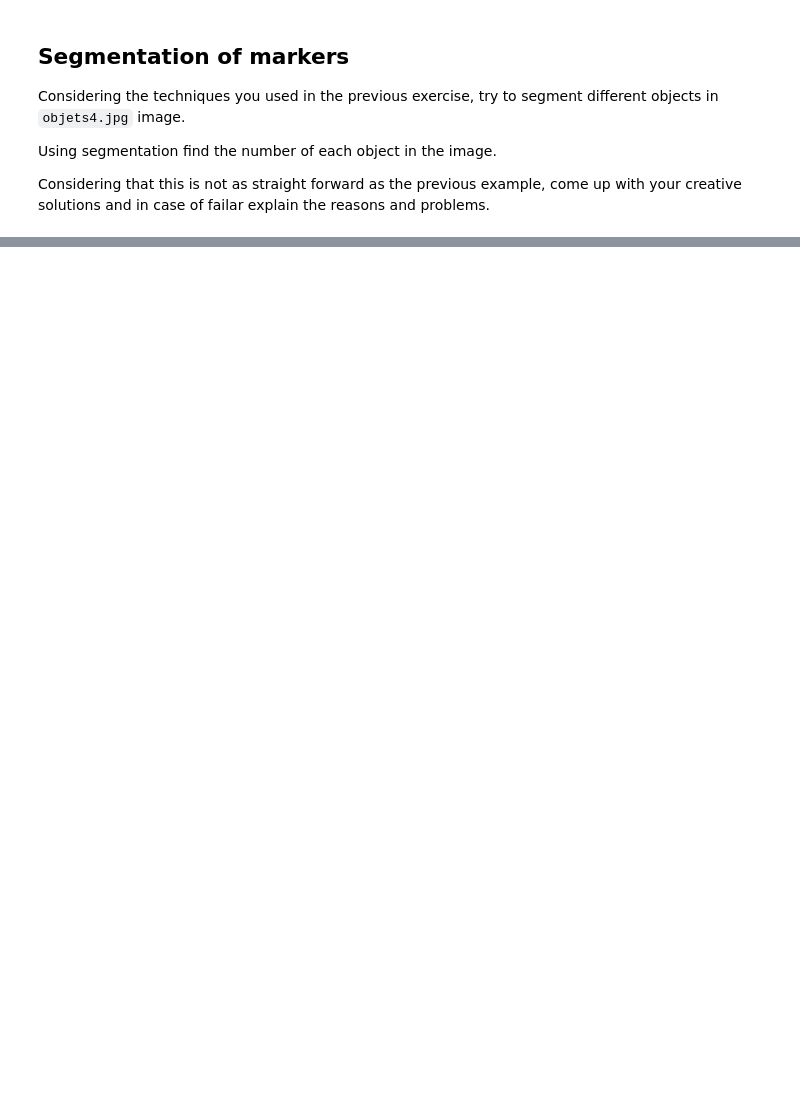
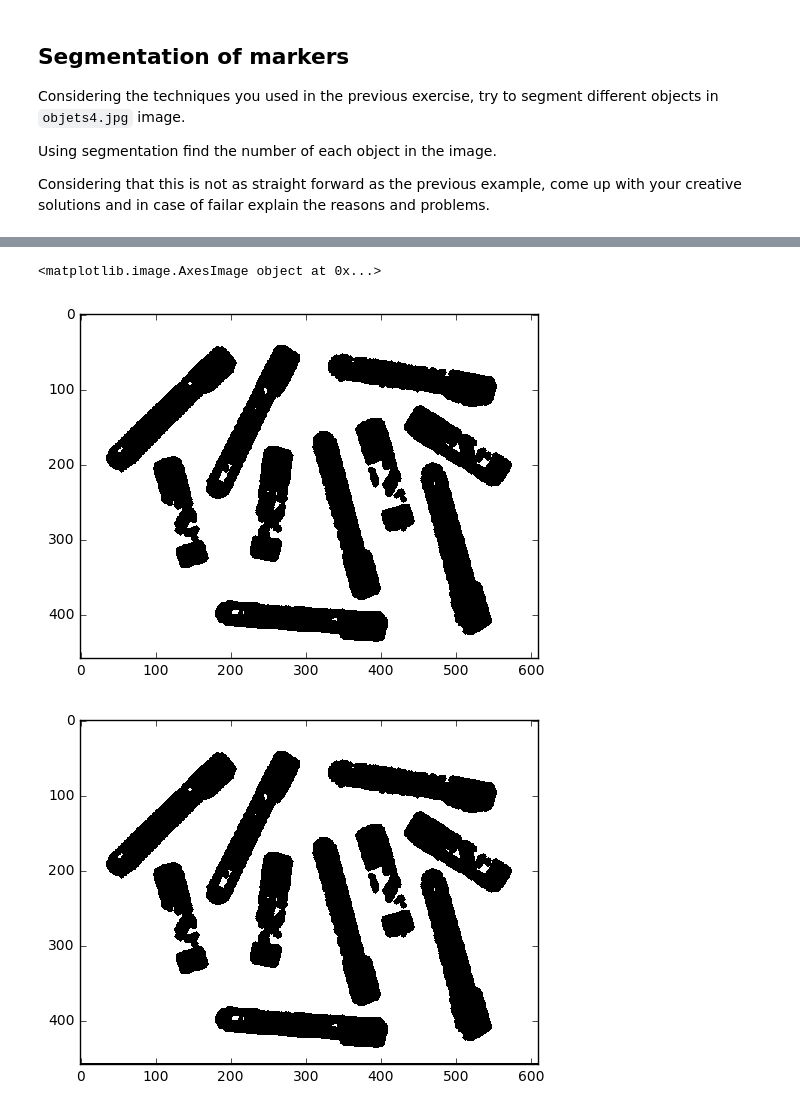
Before and after one commit to AnirudhPuligandla/B31XB-IIP-TP-1617, a Jupyter notebook: 5-segmentation/segmentation.ipynb, the cells around one changed output, grey strips where cells are left out. Cells and saved outputs as stored; diff of their text form; code cells hidden in the pictures; blank space fills up the shorter version.

```diff
--- a/5-segmentation/segmentation.ipynb
+++ b/5-segmentation/segmentation.ipynb
@@ -126,0 +153,22 @@ Considering that this is not as straight forward as the previous example, come u
+# %%
+#Disk structuring element
+selem = disk(4)
+
+#erosion
+eroded1 = erosion(global_otsu, selem)
+plt.figure()
+imshow(eroded1)
+
+#binary closing
+binary_closed = binary_closing(eroded1)
+plt.figure()
+imshow(binary_closed)
+
+#erosion
+eroded = erosion(binary_closed, selem)
+plt.figure()
+imshow(eroded)
+# %% [output]
+<matplotlib.image.AxesImage object at 0x...>
+[figure, added]
+[figure, added]
```
Also changed, not shown: parts of 10 cells of this notebook.
